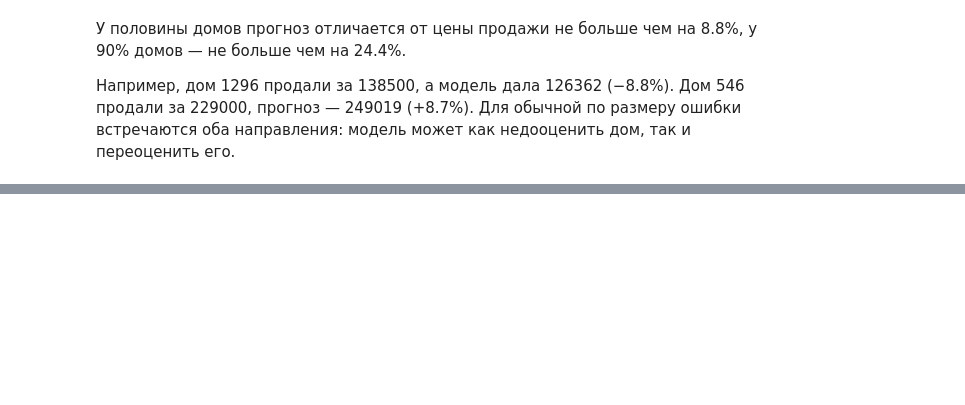
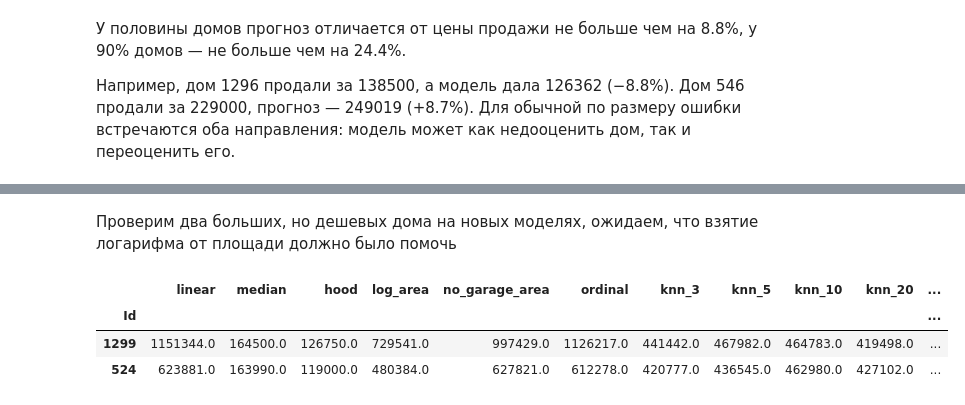
Before and after one commit to tarma3v/HousePrices, a Jupyter notebook: notebooks/baseline_review.ipynb, the cells around one changed output, grey strips where cells are left out. Cells and saved outputs as stored; diff of their text form; code cells hidden in the pictures; blank space fills up the shorter version.

```diff
--- a/notebooks/baseline_review.ipynb
+++ b/notebooks/baseline_review.ipynb
@@ -144,0 +176,9 @@ df.assign(error_pct=pct).loc[ids, ['SalePrice', 'linear', 'error_pct']].round(1)
+# %% [markdown]
+Проверим два больших, но дешевых дома на новых моделях, ожидаем, что взятие логарифма от площади должно было помочь
+# %%
+df.nlargest(2, 'GrLivArea').round()
+# %% [output]
+|  | linear | median | hood | log_area | no_garage_area | ordinal | knn_3 | knn_5 | knn_10 | knn_20 | ... |
+| Id |  |  |  |  |  |  |  |  |  |  | ... |
+| 1299 | 1151344.0 | 164500.0 | 126750.0 | 729541.0 | 997429.0 | 1126217.0 | 441442.0 | 467982.0 | 464783.0 | 419498.0 | ... |
+| 524 | 623881.0 | 163990.0 | 119000.0 | 480384.0 | 627821.0 | 612278.0 | 420777.0 | 436545.0 | 462980.0 | 427102.0 | ... |
```
Also changed, not shown: parts of 13 cells of this notebook, 2 other files.
